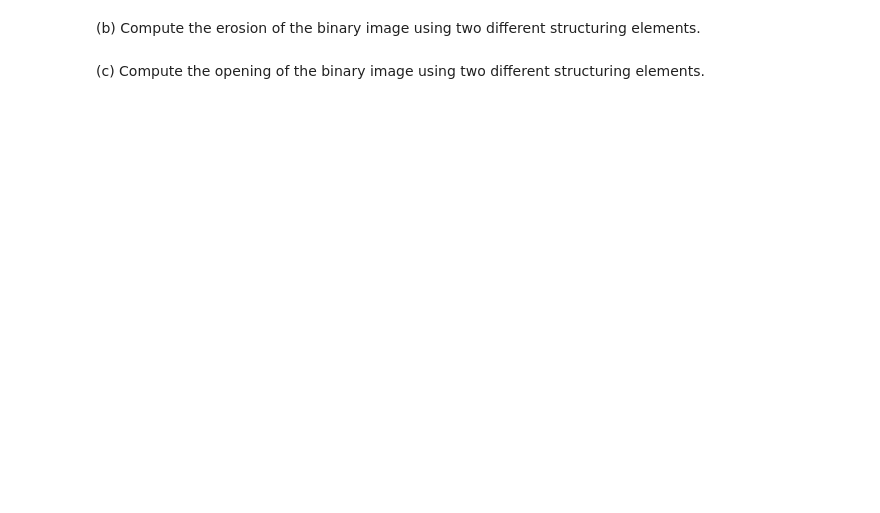
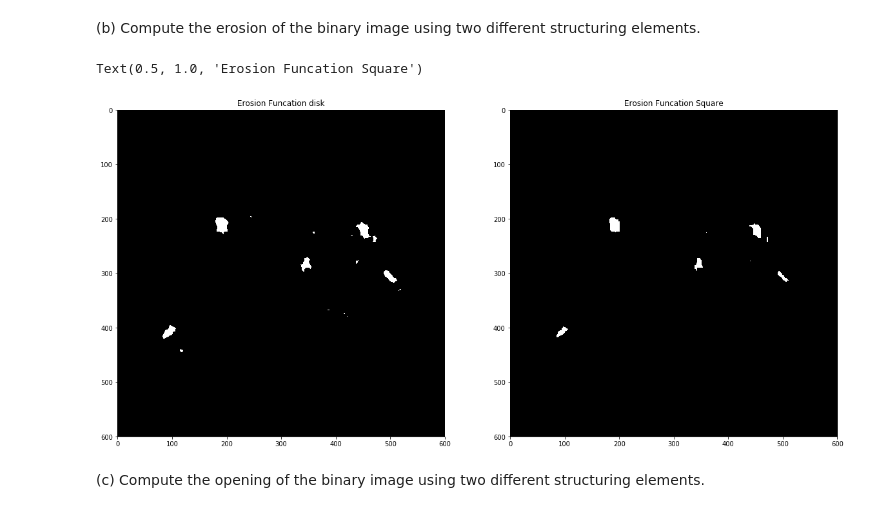
Before and after one commit to pooyansalehi/DIPastro2019, a Jupyter notebook: lab5/lab5.ipynb, the cells around one changed output. Drawn from its saved outputs; the diff is of its cells as text; code cells hidden in the pictures; blank space fills up the shorter version.

```diff
--- a/lab5/lab5.ipynb
+++ b/lab5/lab5.ipynb
@@ -102,4 +155,18 @@ Read in the image $\texttt{sunspot.png}$, an image of a historical sunspot drawi
 # %% [markdown]
 (b) Compute the erosion of the binary image using two different structuring elements.
+# %%
+imggr_erosion_disk = morph.binary_erosion(threshold_imggr,selem_disk)
+imggr_erosion_square = morph.binary_erosion(threshold_imggr,selem_square)
+# %%
+fig, axes = plt.subplots(1, 2, figsize=(20,20))
+ax = axes.ravel()
+
+ax[0].imshow(imggr_erosion_disk, cmap='gray')
+ax[0].set_title("Erosion Funcation disk")
+ax[1].imshow(imggr_erosion_square, cmap='gray')
+ax[1].set_title("Erosion Funcation Square")
+# %% [output]
+Text(0.5, 1.0, 'Erosion Funcation Square')
+[figure, added]
 # %% [markdown]
 (c) Compute the opening of the binary image using two different structuring elements.
```
Also changed, not shown: parts of 27 cells of this notebook, 1 other file.
